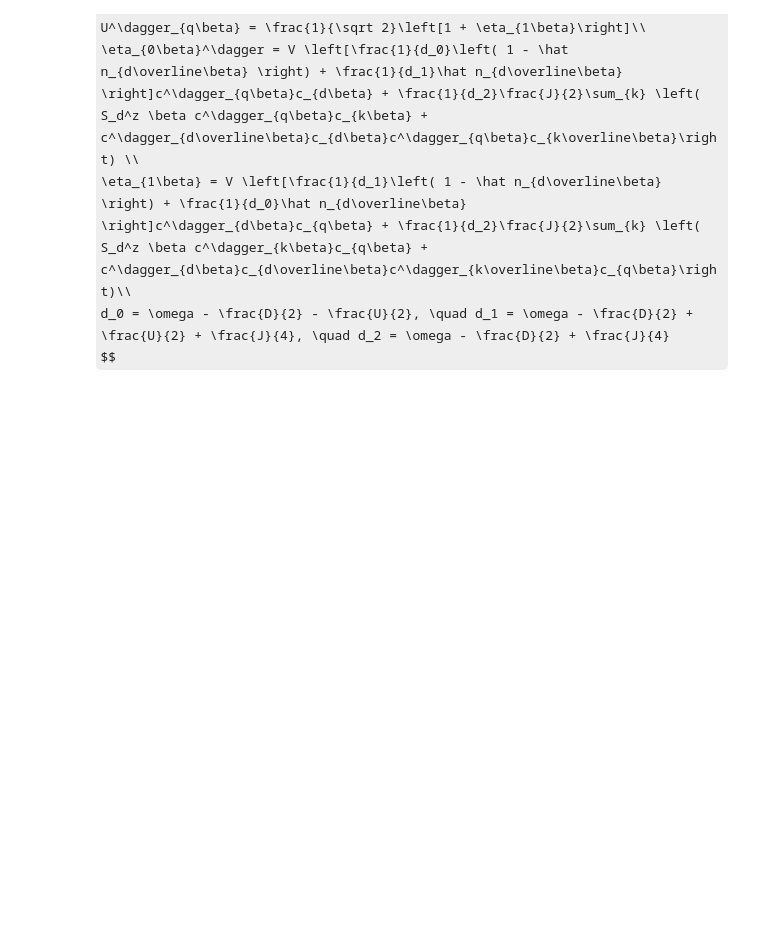
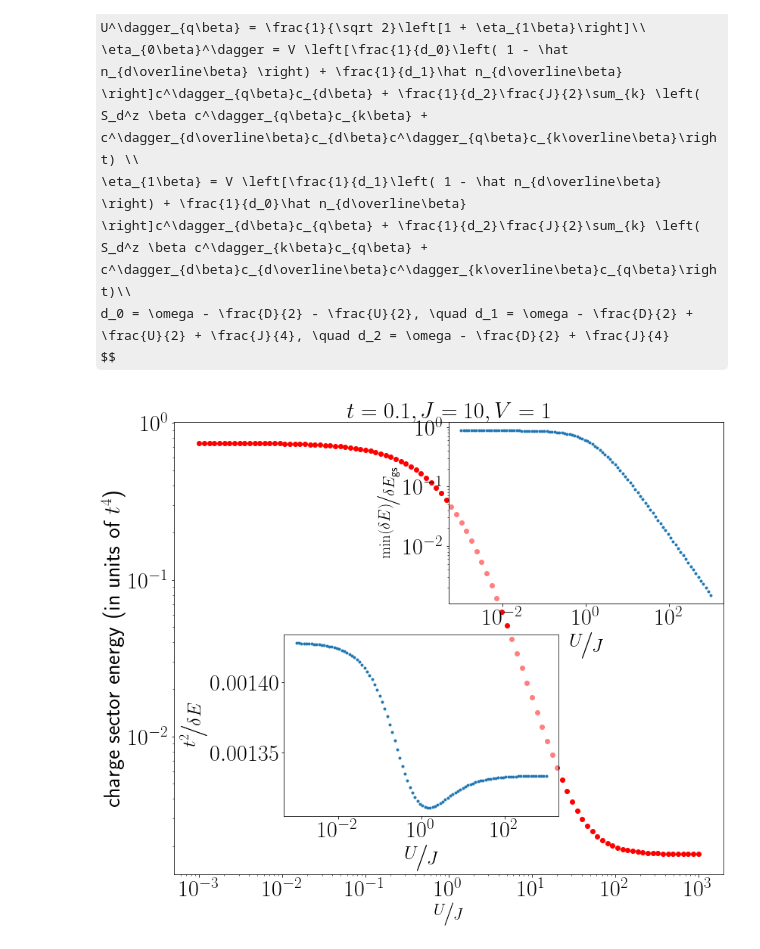
Before and after one commit to abhirup-m/Anderson-Impurity-Model-URG, a Jupyter notebook: numerics/spin-charge-symmetrical/spin_charge_symm.ipynb, the cells around one changed output. Cells and saved outputs as stored; diff of their text form; code cells hidden in the pictures; some formulas as TeX source; blank space fills up the shorter version.

Commit message:
added gap plots

```diff
--- a/numerics/spin-charge-symmetrical/spin_charge_symm.ipynb
+++ b/numerics/spin-charge-symmetrical/spin_charge_symm.ipynb
@@ -1189,29 +1246,13 @@ t = 0.3
 # %%
+J = 10
 V = 1
-J = 10
-net_charge_arr = []
-U_arr = 10**np.linspace(-3, 3, 100)*J
-max_frac_arr = []
-for U in U_arr:
-    net_charge, max_frac = leh_coeffs(U,V,J,t)
-    net_charge_arr.append(net_charge)
-    max_frac_arr.append(max_frac)
-
-plt.scatter(U_arr/J, np.array(net_charge_arr)/t**4, color='r', marker='o')
-plt.xscale("log")
-plt.yscale("log")
-plt.xlabel(r"$\nicefrac{U}{J}$")
-plt.ylabel(r"charge sector energy (in units of $t^4$)")
-
-
-ins = get_inset(plt.gca(), log=False)
-ins.scatter(U_arr/J, max_frac_arr, marker='.')
-
-txt=  '\n'.join([r'$t = {}$'.format(t), r'$V = {}$'.format(V), r'$J = {}$'.format(J), r'max$(\nicefrac{{t^2}}{{\delta E}})={:.3f}$'.format(max(max_frac_arr)), r'min$(\nicefrac{{t^2}}{{\delta E}})={:.3f}$'.format(min(max_frac_arr))])
-plt.text(0.8, 0.8, txt, bbox=props, size=30, horizontalalignment='center', verticalalignment='center', transform=plt.gca().transAxes)
-plt.title(r"\Huge $V,J,t$ fixed $\big |$ $U$ varying")
-# plt.savefig("charge_energy_VJt_U.pdf", bbox_inches='tight')
-plt.show()
+U_ = 10**np.linspace(-3, 3, 100)*J
+J_ = np.ones_like(U_)*J
+V_ = np.ones_like(U_)*V
+title = r"$t = {}, J={}, V = {}$".format(t, J, V)
+ax = plot_all_coeffs(t, U_, V_, J_, U_/J_, r"$\nicefrac{U}{J}$", title, log_in1=False, save="charge_energy_VJt_U.pdf")
+# %% [output]
+[figure, added]
 # %%
 U = 1
 J = 10
```
Also changed, not shown: parts of 7 cells of this notebook, 8 other files.
